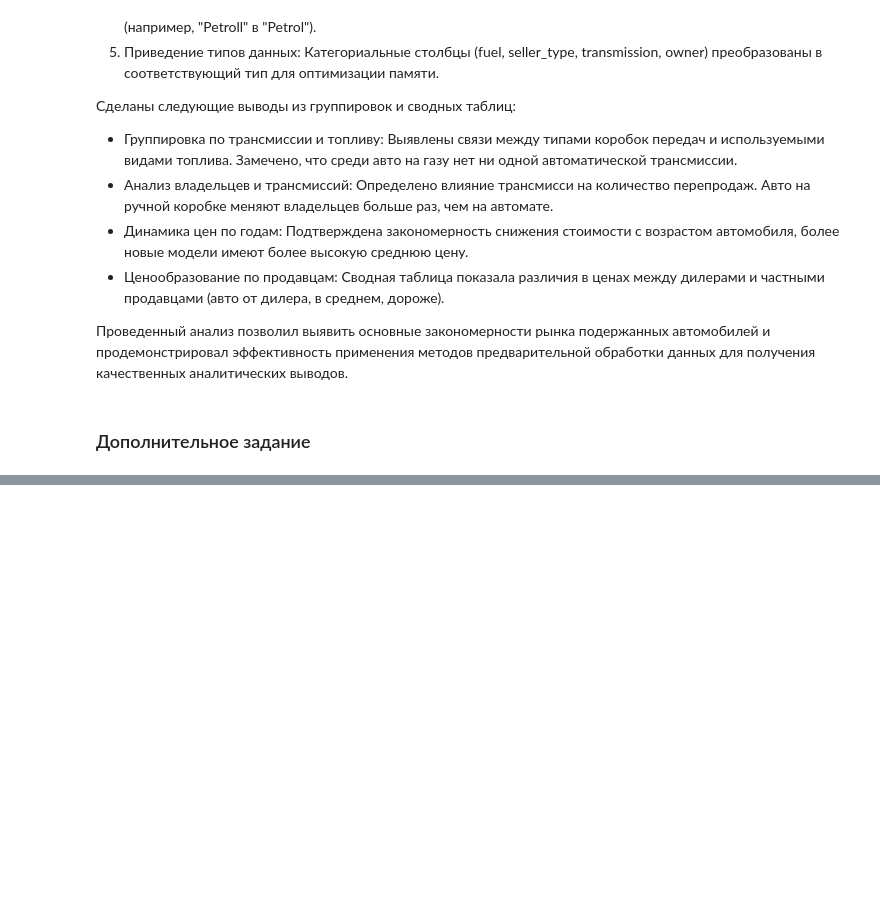
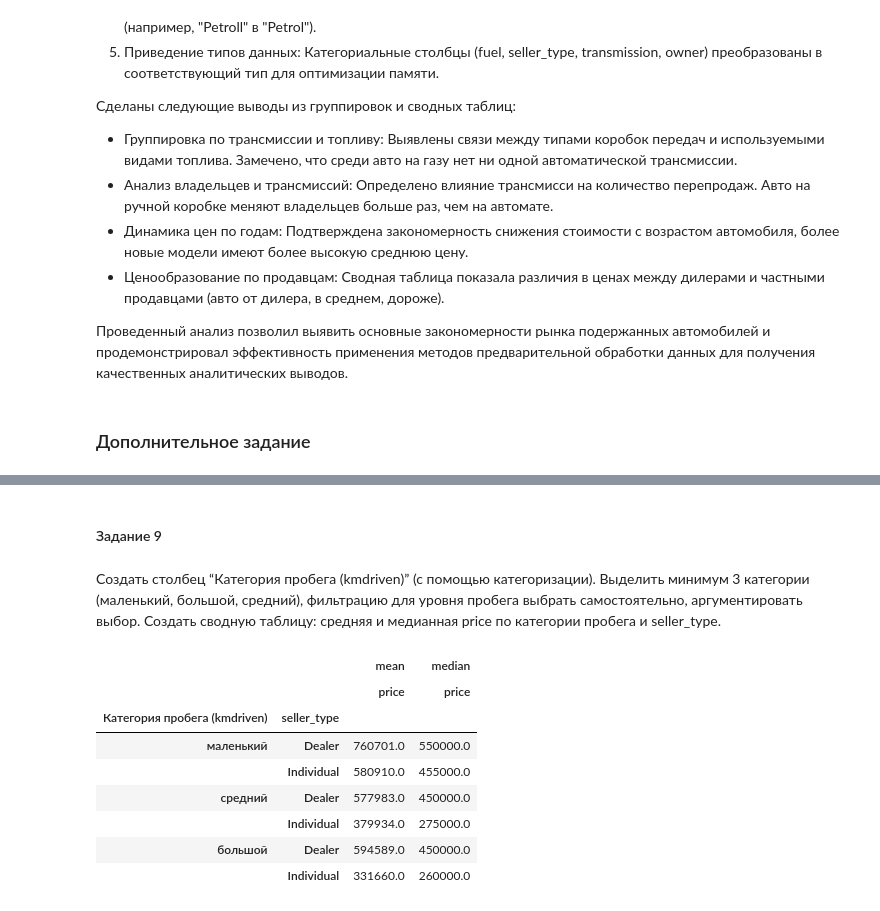
Before and after one commit to thatusualguy/DA-Intro, a Jupyter notebook: lab1/ЛР1_Рыбаков_9.ipynb, the cells around one changed output, grey strips where cells are left out. Saved outputs shown, nothing was run; the diff lists cells and outputs as text; code cells hidden in the pictures; blank space fills up the shorter version.

```diff
--- a/lab1/ЛР1_Рыбаков_9.ipynb
+++ b/lab1/ЛР1_Рыбаков_9.ipynb
@@ -446,0 +526,41 @@ df.pivot_table(index='seller_type', columns='owner', values='price', aggfunc='me
+# %% [markdown]
+#### Задание 9
+# %% [markdown]
+Создать столбец “Категория пробега (kmdriven)ˮ (с помощью категоризации).
+Выделить минимум 3 категории (маленький, большой, средний), фильтрацию
+для уровня пробега выбрать самостоятельно, аргументировать выбор. Создать
+сводную таблицу: средняя и медианная price по категории пробега и
+seller_type.
+# %%
+import numpy as np
+
+q_low, q_high = df["km_driven"].quantile([1/4, 3/4])
+bins = [-np.inf, q_low, q_high, np.inf]
+labels = ["маленький", "средний", "большой"]
+
+df["Категория пробега (km_driven)"] = pd.cut(
+    df["km_driven"],
+    bins=bins,
+    labels=labels,
+    include_lowest=True,
+    right=True,
+    ordered=True
+)
+
+pivot = df.pivot_table(
+    index=["Категория пробега (kmdriven)", "seller_type"],
+    values="price",
+    aggfunc=["mean", "median"]
+).round(0)
+
+pivot
+# %% [output]
+|  |  | mean | median |
+|  |  | price | price |
+| Категория пробега (kmdriven) | seller_type |  |  |
+| маленький | Dealer | 760701.0 | 550000.0 |
+|  | Individual | 580910.0 | 455000.0 |
+| средний | Dealer | 577983.0 | 450000.0 |
+|  | Individual | 379934.0 | 275000.0 |
+| большой | Dealer | 594589.0 | 450000.0 |
+|  | Individual | 331660.0 | 260000.0 |
```
Also changed, not shown: parts of 27 cells of this notebook.
